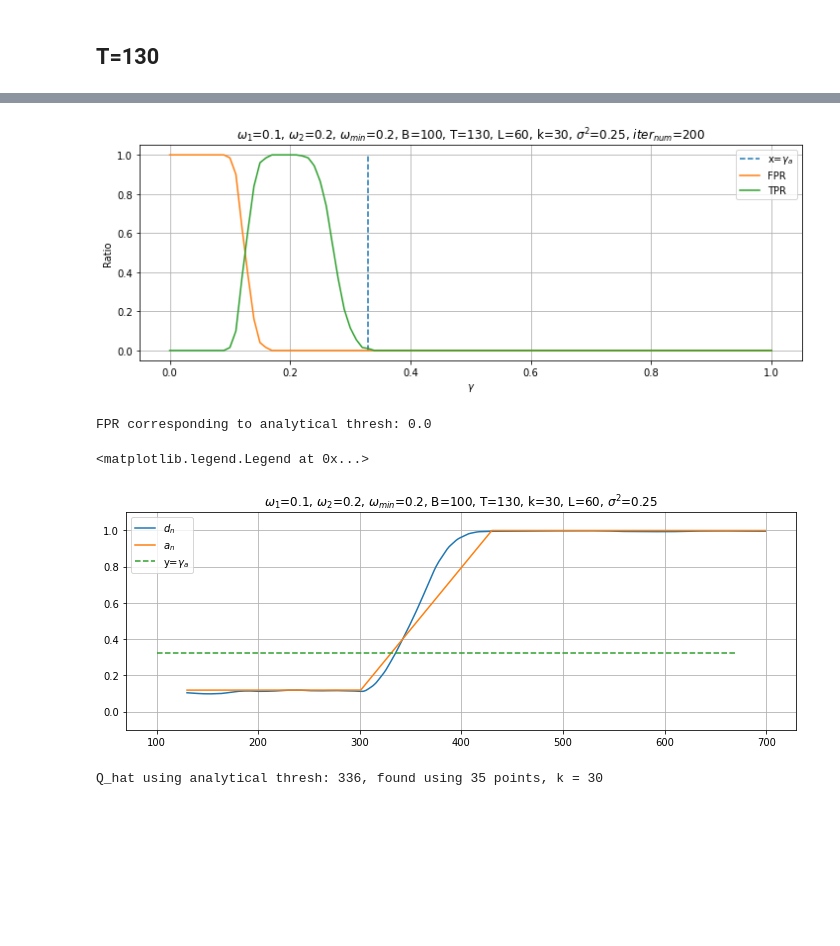
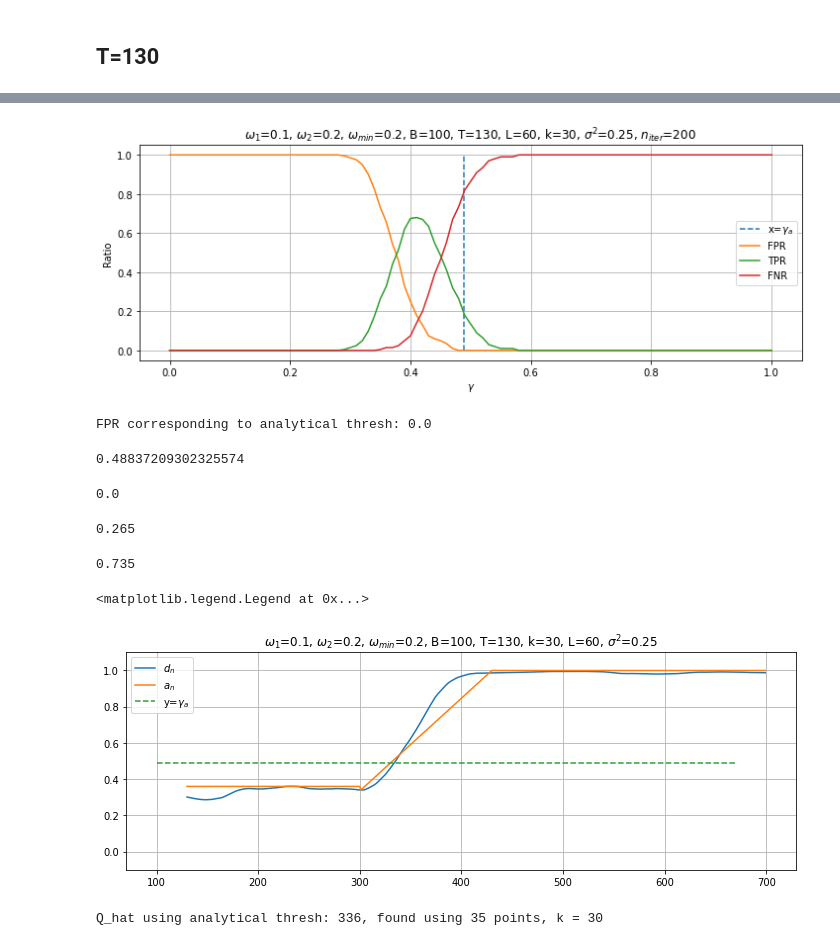
Before and after one commit to Loulaan/researchWork, a Jupyter notebook: ThreshDetection/images.ipynb, the cells around one changed output, grey strips where cells are left out. Drawn from its saved outputs; the diff is of its cells as text; code cells hidden in the pictures; blank space fills up the shorter version.

```diff
--- a/ThreshDetection/images.ipynb
+++ b/ThreshDetection/images.ipynb
@@ -571,0 +813,3 @@ plt.legend()
+# %%
+np.random.seed(12345)
+modelled_series, modelled_rows = modelling_series(T)
@@ -581,16 +940,17 @@ w_min = 1/5  # Минимальная разница в частотах для
 k = 30  # Кол-во точек, за которые нужно обнаружить разладку
 w2 = 1/5
 T = 130
+noise_sd=0.5
 # %%
 def modelling_series(t):
     if t is None:
-        t = T
+        t = T_
     np.random.seed(12345)
     series = []
     rows = []
     time_start = time.time()
     for i in tqdm(range(iter_num)):
-        original_series = generate_series(w1, w2, Q, N) + np.random.normal(scale=noise_var, size=N)
+        original_series = generate_series(w1, w2, Q, N) + np.random.normal(scale=noise_sd, size=N)
         rows.append(Hmatr(f=original_series, B=B, T=t, L=L, neig=r, svdMethod=method).getRow())
         series.append(original_series)
     print(f"Modelling took {round(time.time() - time_start, 4)} s")
@@ -605,6 +965,7 @@ threshes = np.arange(0, 1.01, 0.01)
 
 fpr = []  # Детекции раньше настоящего момента возмущения
 tpr = []  # Детекции в или позже момента возмущения, но не позже момента k
+fnr = []  # Детекции позже момента k
 tpr_1 = []  # Детекции в или позже момента возмущения, но не позже момента k
 
 Q_hats = []
@@ -612,31 +973,33 @@ time_start = time.time()
 for thresh in threshes:
     fp = 0
     tp = 0
+    fn = 0
     tp_1 = 0
     for row in modelled_rows:
         Q_hat = find_Q_hat(row, thresh)
         Q_hats.append(Q_hat)
         if Q_hat is None:
             # Не превзошли порог, пропускаем значение. При подсчете долей кривые будут уходить в 0
+            fn += 1
             continue
         Q_hat += T
         if Q_hat < Q:
             fp += 1
         if Q <= Q_hat <= Q + k:
             tp += 1
+        if Q_hat > Q+k:
+            fn += 1
     fpr.append(round(fp/iter_num, 4))
     tpr.append(round(tp/iter_num, 4))
+    fnr.append(round(fn/iter_num, 4))
 
 mean_thresh = []
 for row in modelled_rows:
-    initial_value = np.quantile(row[:Q-T], 0.95)
+    initial_value = noise_sd**2/(0.5 + noise_sd**2)
     g_analytical = ThreshAnalytical(w1, w_min, L, T, k, initial_value)
     mean_thresh.append(g_analytical.thresh)
 mean_thresh = np.mean(mean_thresh)
 
-approx_correct = [np.quantile(modelled_rows[0][:Q-T], 0.95) for i in range(Q-T)]
-approx_correct = [*approx_correct, *g_analytical.transition_interval.tolist()]
-approx_correct = [*approx_correct, *[g_analytical.value_after_heterogeneity for i in range(len(row) - len(approx_correct))]]
 
 print(f"Calculating statistics took {round(time.time() - time_start, 4)} s")
 # %% [output]
@@ -644,32 +1007,50 @@ Calculating statistics took 0.235 s
 # %%
 from utils.utils import find_fpr_corr_to_thresh
 
 plt.figure(figsize=(12, 4))
 plt.plot([mean_thresh]*len(threshes), threshes, '--', label=r'x=$\gamma_a$')
 plt.plot(threshes, fpr, label='FPR')
 
 values = np.array(tpr/(1-np.array(fpr)))
 idxs = np.invert(np.isnan(values))
 values = values[idxs]
 
 
 plt.plot(threshes, tpr, label='TPR')
+plt.plot(threshes, fnr, label='FNR')
+# plt.plot(np.array(threshes)[idxs], values, label='TPR_1')
 w_min_str = r'$\omega_{min}$'
-iter_num_str = r'$iter_{num}$'
-plt.title(fr"$\omega_1$={w1}, $\omega_2$={w2}, {w_min_str}={round(w_min, 4)}, B={B}, T={T}, L={L}, k={k}, $\sigma^2$={noise_var}, {iter_num_str}={iter_num}")
+iter_num_str = r'$n_{iter}$'
+plt.title(fr"$\omega_1$={w1}, $\omega_2$={w2}, {w_min_str}={round(w_min, 4)}, B={B}, T={T}, L={L}, k={k}, $\sigma^2$={noise_sd**2}, {iter_num_str}={iter_num}")
 plt.xlabel(r'$\gamma$')
 plt.ylabel('Ratio')
 plt.legend()
 plt.grid()
 # plt.savefig(f'system_estimation_T={T_}.png')
 plt.show()
 
 fpr_to_thresh = find_fpr_corr_to_thresh(threshes, fpr, g_analytical.thresh)
 print(f"FPR corresponding to analytical thresh: {fpr_to_thresh}")
 # system_estimation_t=130
 # %% [output]
-[figure, old version]
+[figure, new version]
 FPR corresponding to analytical thresh: 0.0
+# %%
+mean_thresh
+# %% [output]
+0.48837209302325574
+# %%
+fpr[48]
+# %% [output]
+0.0
+# %%
+tpr[48]
+# %% [output]
+0.265
+# %%
+fnr[48]
+# %% [output]
+0.735
 # %%
 row = modelled_rows[0]
 Q_hat_correct = find_Q_hat(row, g_analytical.thresh)
@@ -680,14 +1061,14 @@ plt.plot(X, row, label=r'$d_n$')
 plt.plot(X, approx_correct, label=r'$a_n$')
 plt.plot(np.arange(B, len(row)+B), [g_analytical.thresh]*len(row), '--', label=r'y=$\gamma_a$')
 # plt.plot(Q_hat_correct, row[Q_hat_correct], marker='o')
-plt.title(fr"$\omega_1$={w1}, $\omega_2$={w2}, {w_min_str}={round(w_min, 4)}, B={B}, T={T}, k={k}, L={L}, $\sigma^2$={noise_var}")
+plt.title(fr"$\omega_1$={w1}, $\omega_2$={w2}, {w_min_str}={round(w_min, 4)}, B={B}, T={T}, k={k}, L={L}, $\sigma^2$={noise_sd**2}")
 plt.ylim((-0.1, 1.1))
 plt.grid()
 plt.legend()
 # system_estimation_one_iter_t=130
 # %% [output]
 <matplotlib.legend.Legend at 0x...>
-[figure, old version]
+[figure, new version]
 # %%
 print(f"Q_hat using analytical thresh: {Q_hat_correct+T}, found using {Q_hat_correct+T-Q} points, k = {k}")
 # %% [output]
```
Also changed, not shown: parts of 68 cells of this notebook, 27 other files.
